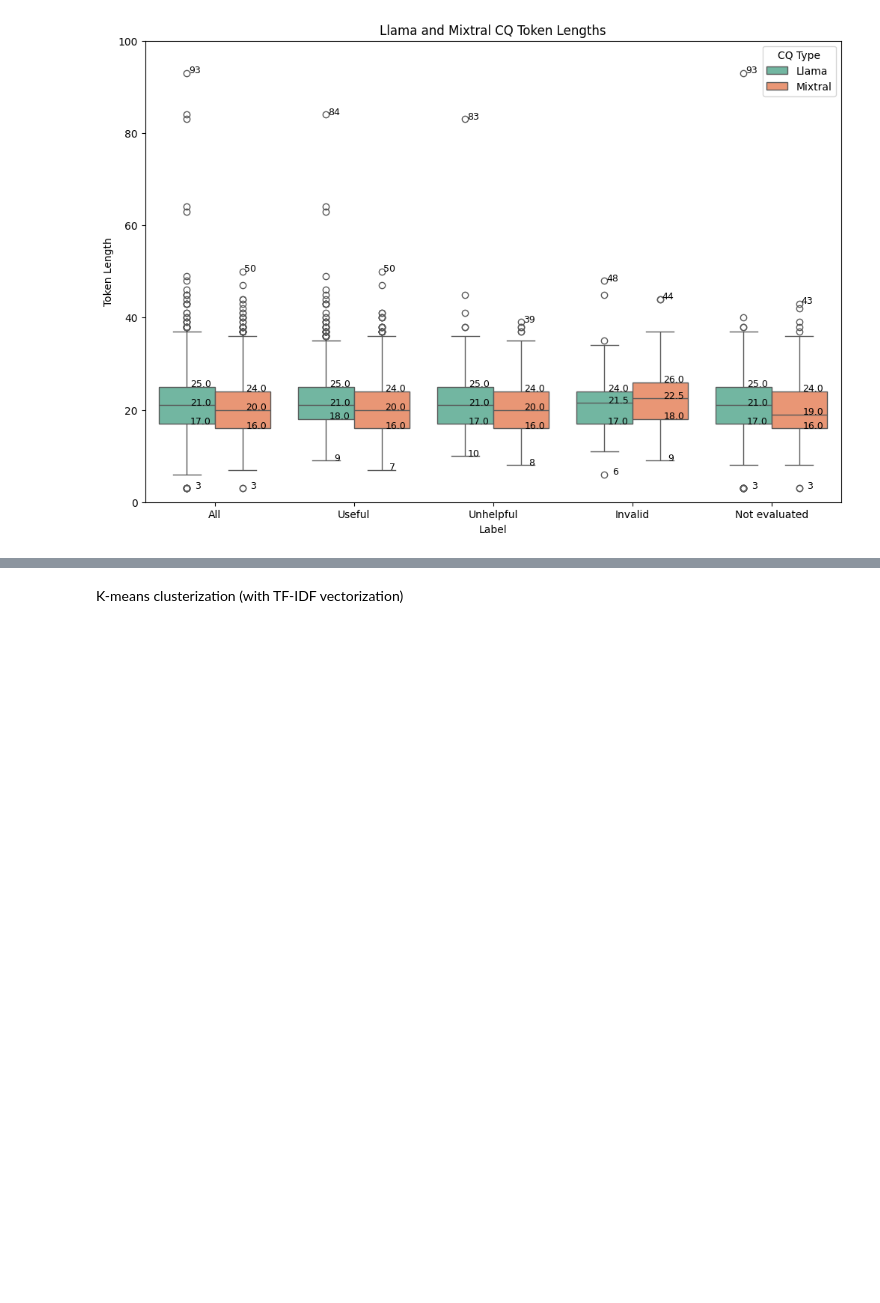
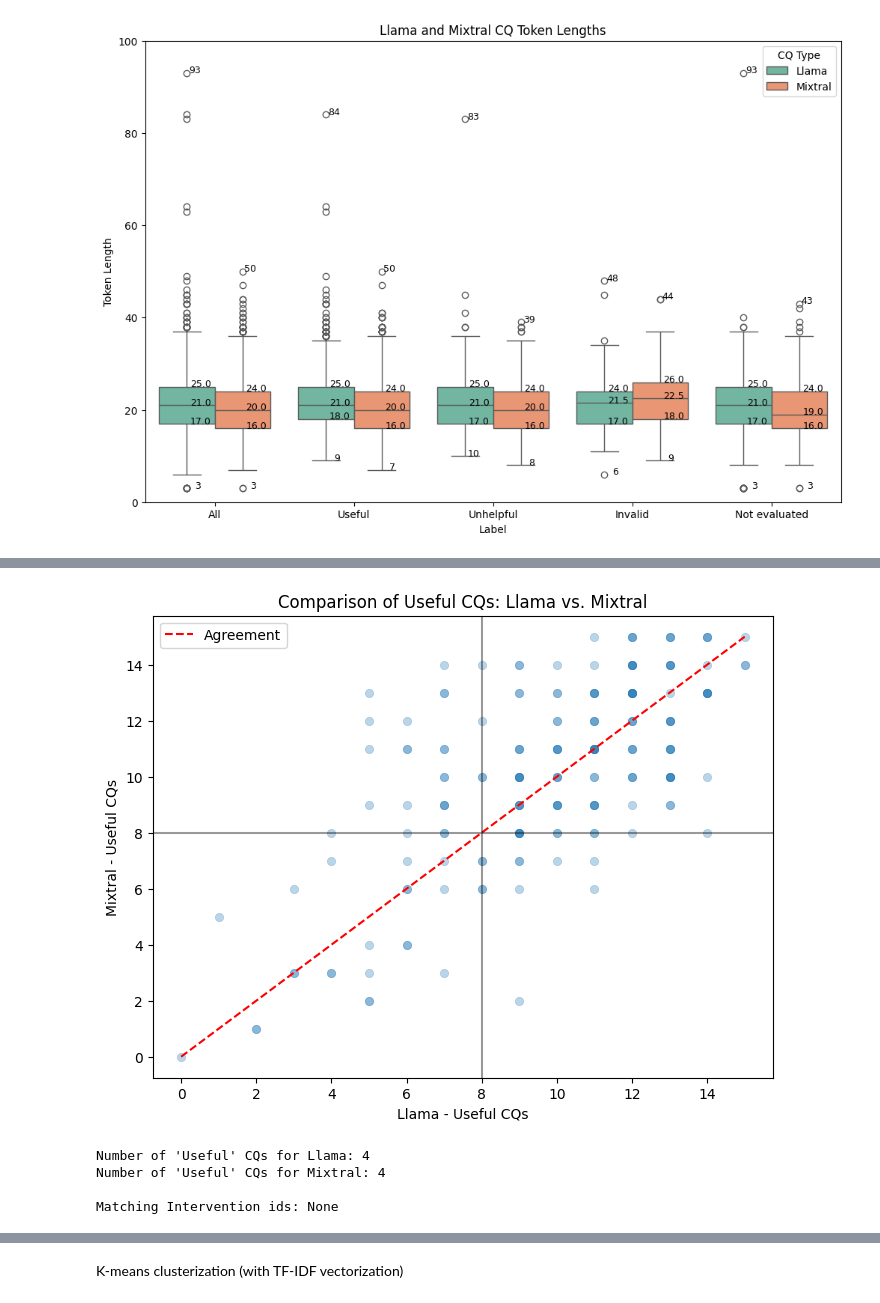
Before and after one commit to Ggenoni/ArgMining, a Jupyter notebook: validation_stats.ipynb, the cells around one changed output, grey strips where cells are left out. Drawn from its saved outputs; the diff is of its cells as text; code cells hidden in the pictures; blank space fills up the shorter version.

```diff
--- a/validation_stats.ipynb
+++ b/validation_stats.ipynb
@@ -1262,0 +1350,32 @@ for tokenized_cq in llm_tokenized_cqs[:5]:
+# %%
+llama_useful = [llama_counts[key]["Useful"] for key in llama_counts]
+mixtral_useful = [mixtral_counts[key]["Useful"] for key in mixtral_counts]
+
+plt.figure(figsize=(8, 6))
+sns.scatterplot(x=llama_useful, y=mixtral_useful, alpha=0.3, edgecolor=None)
+
+max_val = max(max(llama_useful), max(mixtral_useful))
+
+plt.plot([0, max_val], [0, max_val], linestyle="--", color="red", label="Agreement")
+
+plt.axvline(x=8,  color="black", alpha=0.4)
+plt.axhline(y=8, color="black", alpha=0.4)
+
+plt.xlabel("Llama - Useful CQs")
+plt.ylabel("Mixtral - Useful CQs")
+plt.title("Comparison of Useful CQs: Llama vs. Mixtral")
+plt.legend()
+
+plt.show()
+# %% [output]
+[figure, added]
+# %%
+# Number should be between 0 and 15 (included)
+
+matching_useful_cqs = get_matching_cqs(llama_counts, mixtral_counts)
+print("\nMatching Intervention ids:", matching_useful_cqs)
+# %% [output]
+Number of 'Useful' CQs for Llama: 4
+Number of 'Useful' CQs for Mixtral: 4
+
+Matching Intervention ids: None
```
Also changed, not shown: parts of 11 cells of this notebook.
